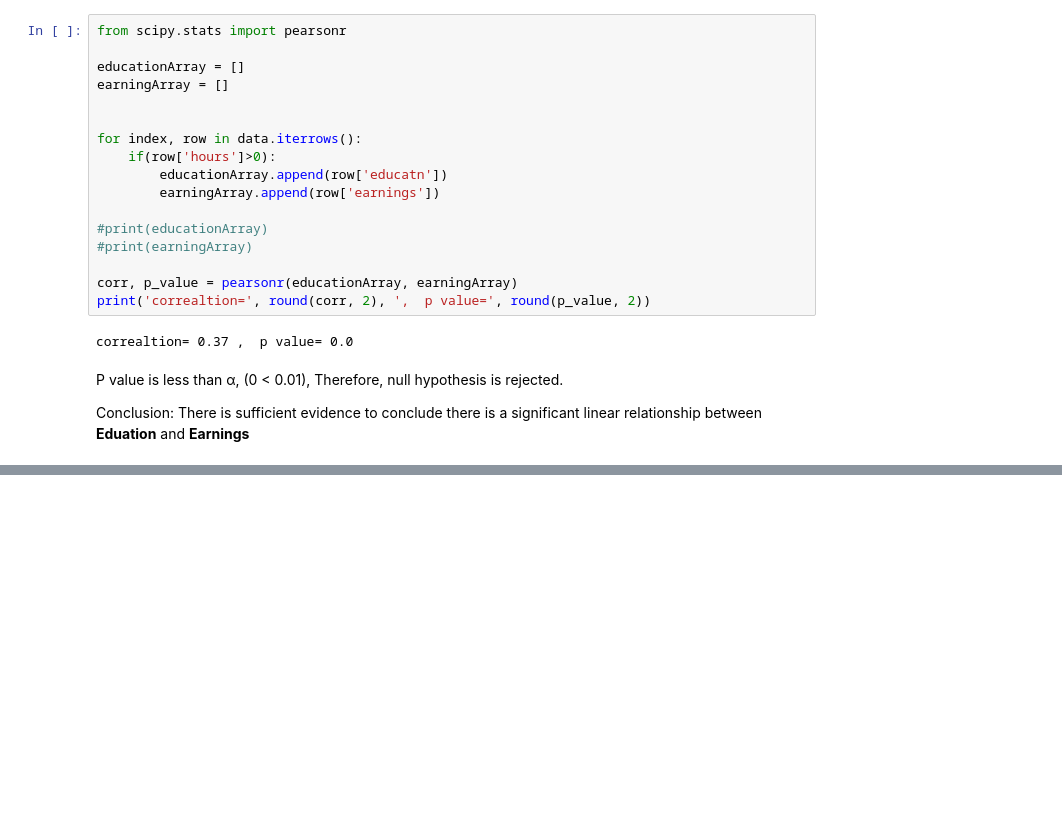
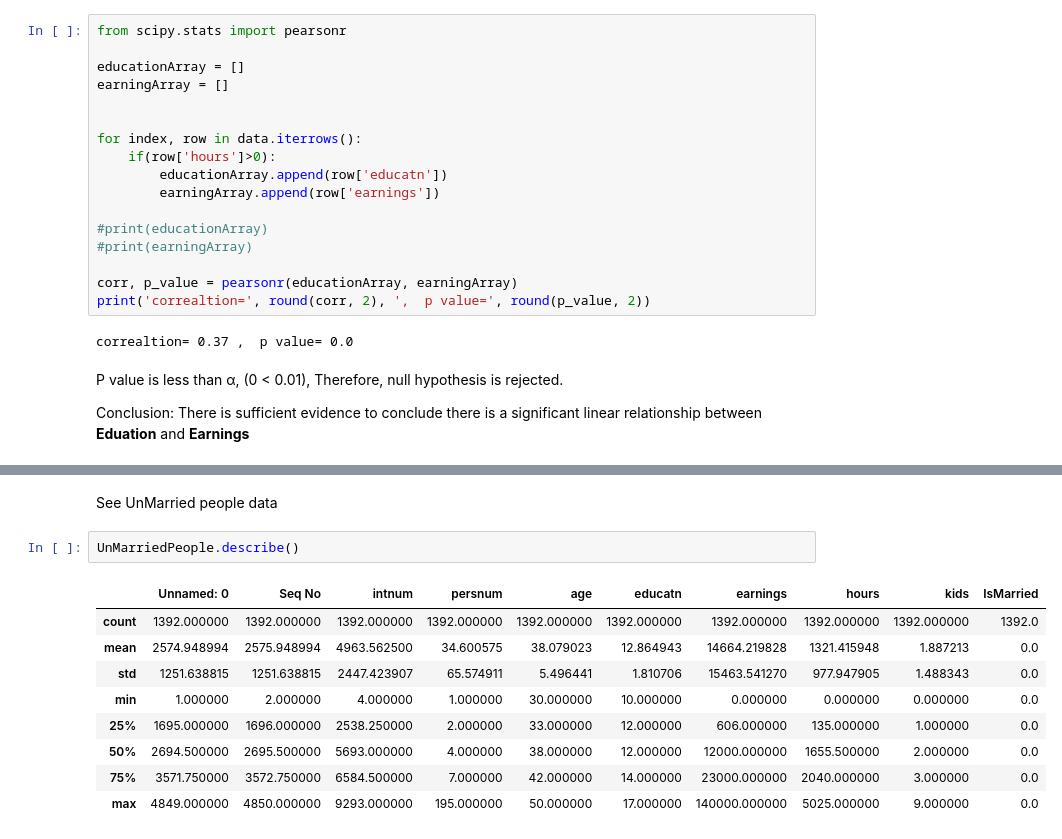
Before and after one commit to HashanAbeysinghe/data-science-assignment-1, a Jupyter notebook: AssignmentPart1.ipynb, the cells around one changed output, grey strips where cells are left out. Saved outputs shown, nothing was run; the diff lists cells and outputs as text; blank space fills up the shorter version.

```diff
--- a/AssignmentPart1.ipynb
+++ b/AssignmentPart1.ipynb
@@ -207,0 +219,14 @@ unmarriedData.describe()
+# %% [markdown]
+See UnMarried people data
+# %%
+UnMarriedPeople.describe()
+# %% [output]
+|  | Unnamed: 0 | Seq No | intnum | persnum | age | educatn | earnings | hours | kids | IsMarried |
+| count | 1392.000000 | 1392.000000 | 1392.000000 | 1392.000000 | 1392.000000 | 1392.000000 | 1392.000000 | 1392.000000 | 1392.000000 | 1392.0 |
+| mean | 2574.948994 | 2575.948994 | 4963.562500 | 34.600575 | 38.079023 | 12.864943 | 14664.219828 | 1321.415948 | 1.887213 | 0.0 |
+| std | 1251.638815 | 1251.638815 | 2447.423907 | 65.574911 | 5.496441 | 1.810706 | 15463.541270 | 977.947905 | 1.488343 | 0.0 |
+| min | 1.000000 | 2.000000 | 4.000000 | 1.000000 | 30.000000 | 10.000000 | 0.000000 | 0.000000 | 0.000000 | 0.0 |
+| 25% | 1695.000000 | 1696.000000 | 2538.250000 | 2.000000 | 33.000000 | 12.000000 | 606.000000 | 135.000000 | 1.000000 | 0.0 |
+| 50% | 2694.500000 | 2695.500000 | 5693.000000 | 4.000000 | 38.000000 | 12.000000 | 12000.000000 | 1655.500000 | 2.000000 | 0.0 |
+| 75% | 3571.750000 | 3572.750000 | 6584.500000 | 7.000000 | 42.000000 | 14.000000 | 23000.000000 | 2040.000000 | 3.000000 | 0.0 |
+| max | 4849.000000 | 4850.000000 | 9293.000000 | 195.000000 | 50.000000 | 17.000000 | 140000.000000 | 5025.000000 | 9.000000 | 0.0 |
```
Also changed, not shown: parts of 8 cells of this notebook.
